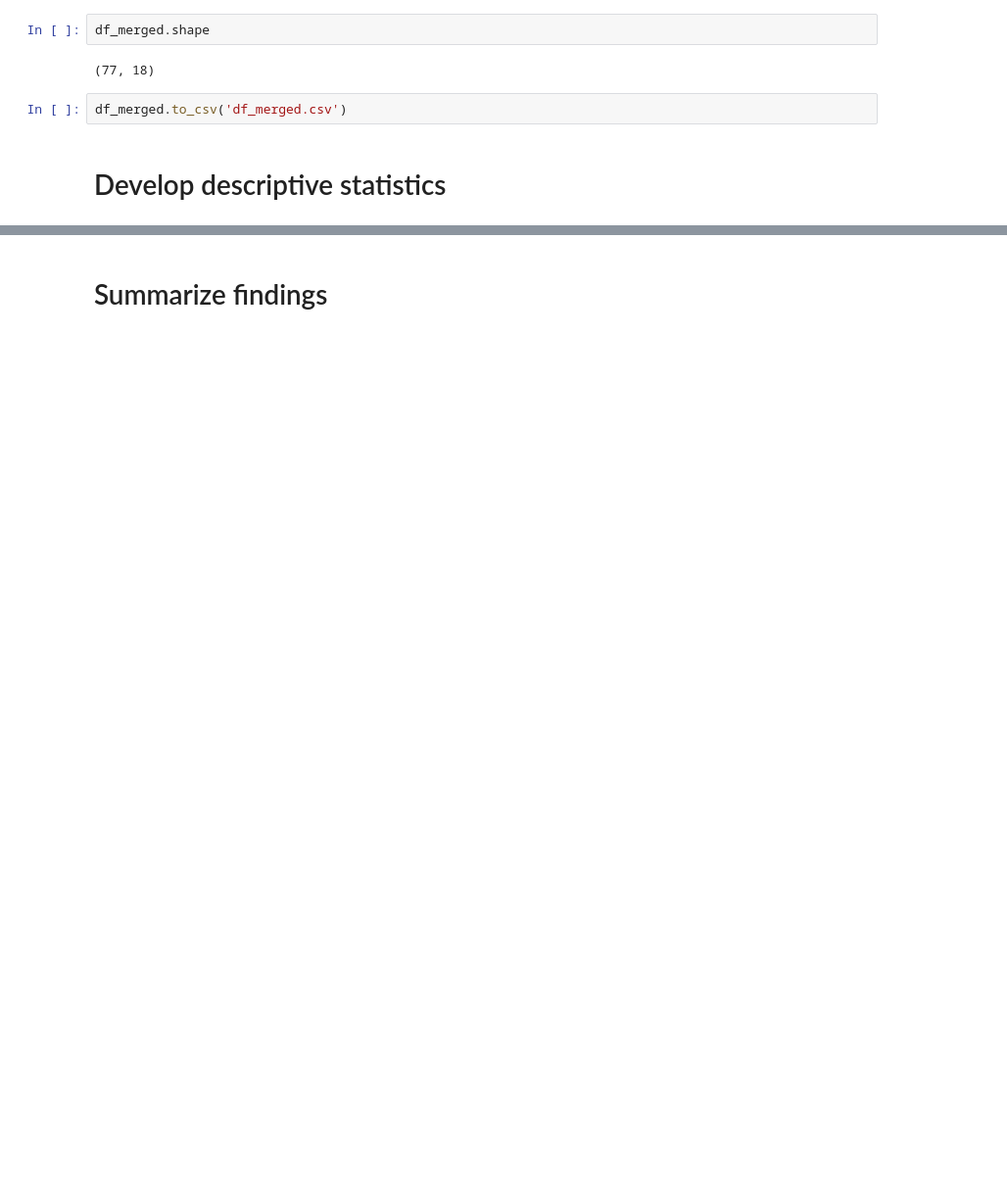
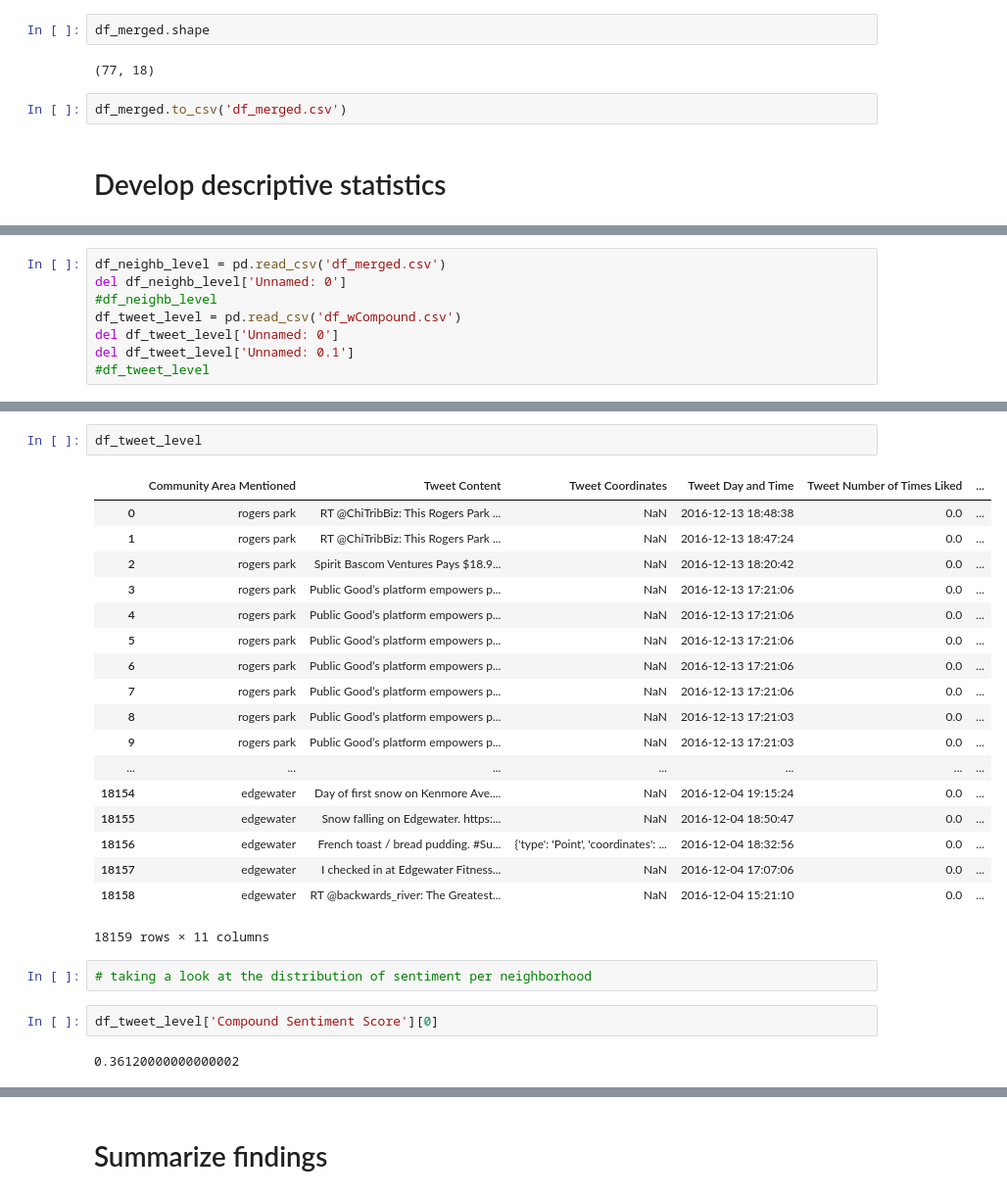
Before and after one commit to yarikan-zz/exploring-neighborhood-reputation, a Jupyter notebook: analysis_notebook.ipynb, the cells around one changed output, grey strips where cells are left out. Shown: that part at 98% size. Drawn from its saved outputs; the diff is of its cells as text; blank space fills up the shorter version.

```diff
--- a/analysis_notebook.ipynb
+++ b/analysis_notebook.ipynb
@@ -460,0 +449,8 @@ df
+# %%
+df_neighb_level = pd.read_csv('df_merged.csv')
+del df_neighb_level['Unnamed: 0']
+#df_neighb_level
+df_tweet_level = pd.read_csv('df_wCompound.csv')
+del df_tweet_level['Unnamed: 0']
+del df_tweet_level['Unnamed: 0.1']
+#df_tweet_level
@@ -460,0 +479,27 @@ df
+# %%
+df_tweet_level
+# %% [output]
+|  | Community Area Mentioned | Tweet Content | Tweet Coordinates | Tweet Day and Time | Tweet Number of Times Liked | ... |
+| 0 | rogers park | RT @ChiTribBiz: This Rogers Park ... | NaN | 2016-12-13 18:48:38 | 0.0 | ... |
+| 1 | rogers park | RT @ChiTribBiz: This Rogers Park ... | NaN | 2016-12-13 18:47:24 | 0.0 | ... |
+| 2 | rogers park | Spirit Bascom Ventures Pays $18.9... | NaN | 2016-12-13 18:20:42 | 0.0 | ... |
+| 3 | rogers park | Public Good’s platform empowers p... | NaN | 2016-12-13 17:21:06 | 0.0 | ... |
+| 4 | rogers park | Public Good’s platform empowers p... | NaN | 2016-12-13 17:21:06 | 0.0 | ... |
+| 5 | rogers park | Public Good’s platform empowers p... | NaN | 2016-12-13 17:21:06 | 0.0 | ... |
+| 6 | rogers park | Public Good’s platform empowers p... | NaN | 2016-12-13 17:21:06 | 0.0 | ... |
+| 7 | rogers park | Public Good’s platform empowers p... | NaN | 2016-12-13 17:21:06 | 0.0 | ... |
+| 8 | rogers park | Public Good’s platform empowers p... | NaN | 2016-12-13 17:21:03 | 0.0 | ... |
+| 9 | rogers park | Public Good’s platform empowers p... | NaN | 2016-12-13 17:21:03 | 0.0 | ... |
+| ... | ... | ... | ... | ... | ... | ... |
+| 18154 | edgewater | Day of first snow on Kenmore Ave.... | NaN | 2016-12-04 19:15:24 | 0.0 | ... |
+| 18155 | edgewater | Snow falling on Edgewater. https:... | NaN | 2016-12-04 18:50:47 | 0.0 | ... |
+| 18156 | edgewater | French toast / bread pudding. #Su... | {'type': 'Point', 'coordinates': ... | 2016-12-04 18:32:56 | 0.0 | ... |
+| 18157 | edgewater | I checked in at Edgewater Fitness... | NaN | 2016-12-04 17:07:06 | 0.0 | ... |
+| 18158 | edgewater | RT @backwards_river: The Greatest... | NaN | 2016-12-04 15:21:10 | 0.0 | ... |
+18159 rows × 11 columns
+# %%
+# taking a look at the distribution of sentiment per neighborhood
+# %%
+df_tweet_level['Compound Sentiment Score'][0]
+# %% [output]
+0.36120000000000002
```
Also changed, not shown: parts of 7 cells of this notebook.
